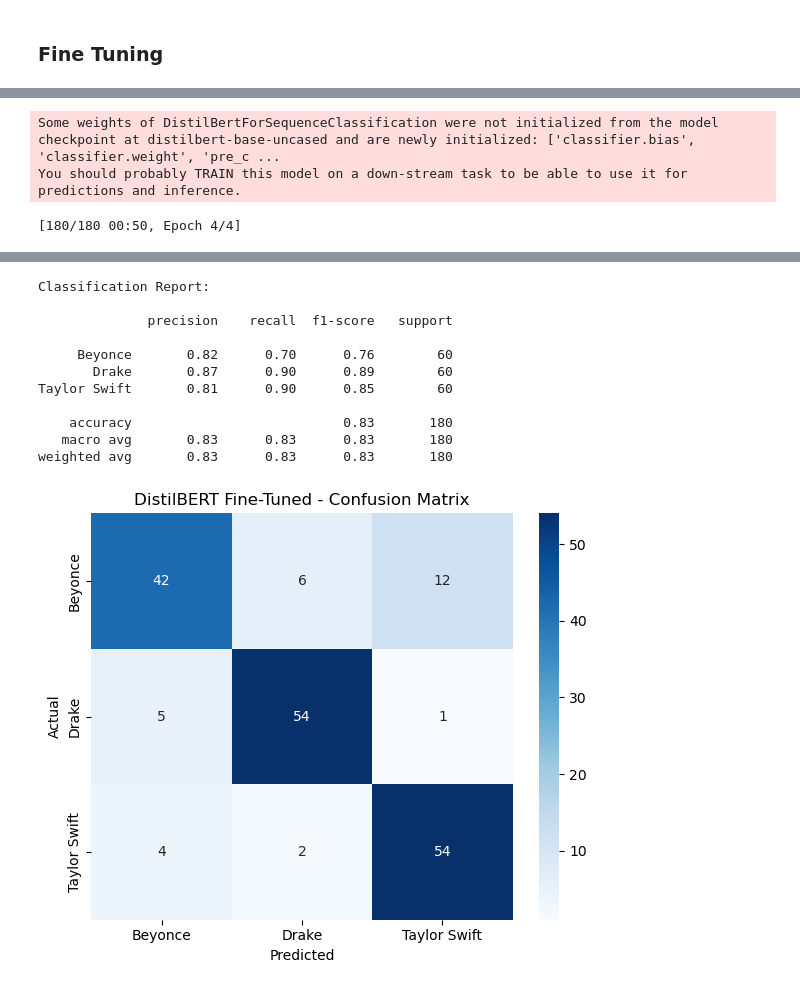
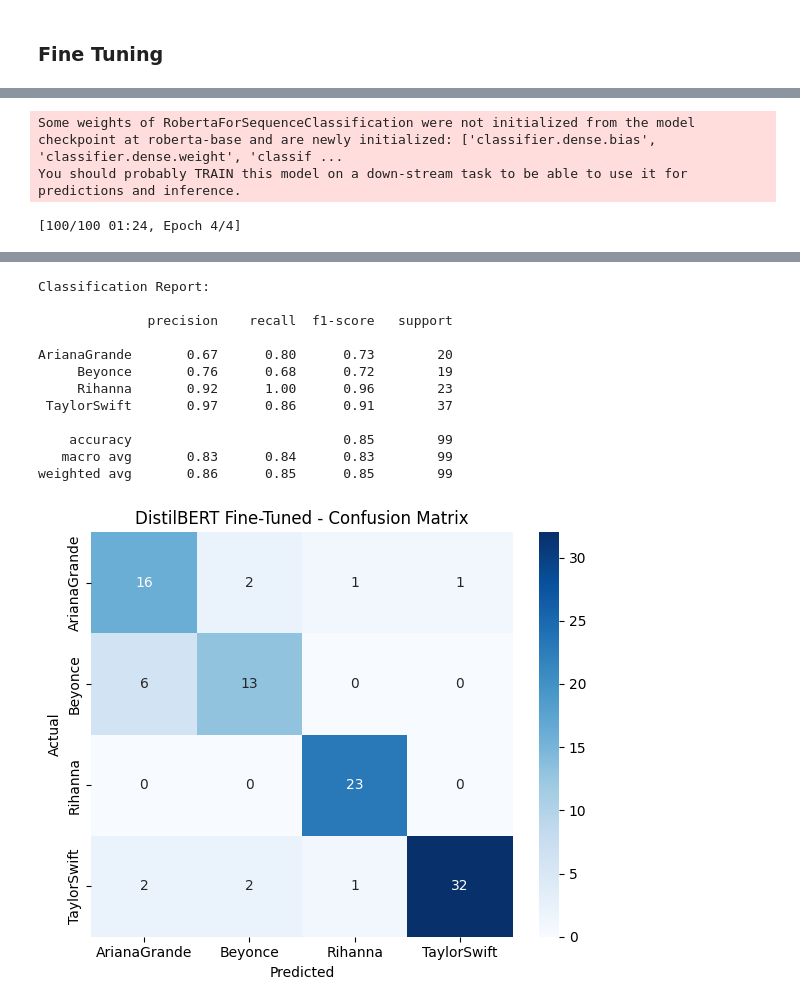
Before and after one commit to jiayinliu25/compsci376_project, a Jupyter notebook: distillbert.ipynb, the cells around one changed output, grey strips where cells are left out. Cells and saved outputs as stored; diff of their text form; code cells hidden in the pictures.

```diff
--- a/distillbert.ipynb
+++ b/distillbert.ipynb
@@ -191,0 +316,18 @@ train_df, test_df = train_test_split(
+# %%
+songs={}
+artists=["Rihanna",
+    "TaylorSwift","Beyonce","ArianaGrande"]
+
+def read_file(artist):
+    df=pd.read_csv(artist+".csv")
+    df = pd.DataFrame({
+    "lyrics": df['lyrics'].apply(lambda text: re.sub(r'\s*\n\s*', '. ', text)),
+    "artist": artist
+    })
+    return df
+
+for artist in artists:
+    songs[artist]=read_file(artist)
+
+fine_df = pd.concat(songs.values(), ignore_index=True)
+fine_df.head()
@@ -192,9 +341,17 @@ train_df, test_df = train_test_split(
 # %%
-tokenizer = DistilBertTokenizerFast.from_pretrained("distilbert-base-uncased")
+from transformers import EarlyStoppingCallback
+tokenizer = RobertaTokenizerFast.from_pretrained("roberta-base")
 
-def tokenize(example):
-    return tokenizer(example['clean_lyrics'], padding="max_length", truncation=True, max_length=128)
+def tokenize(batch):
+    return tokenizer(batch['lyrics'], padding="max_length", truncation=True, max_length=512)
 
+fine_df['label_encoded'] = LabelEncoder().fit_transform(fine_df['artist'])
+train_df, test_df = train_test_split(
+    fine_df[['lyrics','label_encoded']],
+    stratify=fine_df['label_encoded'],
+    test_size=0.2,
+    random_state=0
+)
 train_dataset = Dataset.from_pandas(train_df.rename(columns={'label_encoded': 'labels'}))
 test_dataset = Dataset.from_pandas(test_df.rename(columns={'label_encoded': 'labels'}))
 
@@ -205,10 +362,7 @@ train_dataset.set_format(type='torch', columns=['input_ids', 'attention_mask', '
 test_dataset.set_format(type='torch', columns=['input_ids', 'attention_mask', 'labels'])
 
 # Step 5: Load DistilBERT model for classification
-model = DistilBertForSequenceClassification.from_pretrained(
-    "distilbert-base-uncased",
-    num_labels=3  # Drake, Taylor Swift, Beyonce
-)
+model = AutoModelForSequenceClassification.from_pretrained("roberta-base", num_labels=4)
 
 # Step 6: Training configuration
 training_args = TrainingArguments(
@@ -221,14 +375,27 @@ training_args = TrainingArguments(
     learning_rate=2e-5,
     weight_decay=0.01,
     logging_dir="./logs",
-    logging_steps=10
+    logging_steps=10,
+    save_steps=10,
+    eval_steps=10,
+    warmup_ratio=0.1,
+    seed=42,
+    eval_strategy="epoch",
+    save_strategy="epoch",
+    save_total_limit=1,
+    load_best_model_at_end=True,
+    metric_for_best_model="eval_accuracy"
 )
 
 # Accuracy metric for Trainer
 def compute_metrics(eval_pred):
     logits, labels = eval_pred
     preds = np.argmax(logits, axis=1)
-    return {"accuracy": accuracy_score(labels, preds)}
+    return {
+        "accuracy": accuracy_score(labels, preds),
+        "macro_f1": f1_score(labels, preds, average="macro"),
+        "weighted_f1": f1_score(labels, preds, average="weighted"),
+    }
 
 # Step 7: Trainer
 trainer = Trainer(
@@ -236,7 +403,8 @@ trainer = Trainer(
     args=training_args,
     train_dataset=train_dataset,
     eval_dataset=test_dataset,
-    compute_metrics=compute_metrics
+    compute_metrics=compute_metrics,
+    callbacks=[EarlyStoppingCallback(early_stopping_patience=2)]
 )
 
 # Step 8: Fine-tune!
@@ -247,17 +415,17 @@ y_pred = np.argmax(preds.predictions, axis=1)
 y_true = preds.label_ids
 
 print("\nClassification Report:\n")
-print(classification_report(y_true, y_pred, target_names=LabelEncoder().fit(df['label']).classes_))
+print(classification_report(y_true, y_pred, target_names=LabelEncoder().fit(fine_df['artist']).classes_))
 
 cm = confusion_matrix(y_true, y_pred)
 plt.figure(figsize=(6, 5))
-sns.heatmap(cm, annot=True, fmt='d', cmap='Blues', xticklabels=LabelEncoder().fit(df['label']).classes_, yticklabels=LabelEncoder().fit(df['label']).classes_)
+sns.heatmap(cm, annot=True, fmt='d', cmap='Blues', xticklabels=LabelEncoder().fit(fine_df['artist']).classes_, yticklabels=LabelEncoder().fit(fine_df['artist']).classes_)
 plt.title("DistilBERT Fine-Tuned - Confusion Matrix")
 plt.xlabel("Predicted")
 plt.ylabel("Actual")
 plt.tight_layout()
 plt.show()
 # %% [output]
-Some weights of DistilBertForSequenceClassification were not initialized from the model checkpoint at distilbert-base-uncased and are newly initialized: ['classifier.bias', 'classifier.weight', 'pre_c ...
+Some weights of RobertaForSequenceClassification were not initialized from the model checkpoint at roberta-base and are newly initialized: ['classifier.dense.bias', 'classifier.dense.weight', 'classif ...
 You should probably TRAIN this model on a down-stream task to be able to use it for predictions and inference.
-[180/180 00:50, Epoch 4/4]
+[100/100 01:24, Epoch 4/4]
@@ -281,13 +437,14 @@ You should probably TRAIN this model on a down-stream task to be able to use it
 [interactive output not drawn]
 Classification Report:
 
               precision    recall  f1-score   support
 
-     Beyonce       0.82      0.70      0.76        60
-       Drake       0.87      0.90      0.89        60
-Taylor Swift       0.81      0.90      0.85        60
+ArianaGrande       0.67      0.80      0.73        20
+     Beyonce       0.76      0.68      0.72        19
+     Rihanna       0.92      1.00      0.96        23
+ TaylorSwift       0.97      0.86      0.91        37
 
-    accuracy                           0.83       180
-   macro avg       0.83      0.83      0.83       180
-weighted avg       0.83      0.83      0.83       180
+    accuracy                           0.85        99
+   macro avg       0.83      0.84      0.83        99
+weighted avg       0.86      0.85      0.85        99
-[figure, old version]
+[figure, new version]
```
Also changed, not shown: parts of 11 cells of this notebook, 1 other file.
